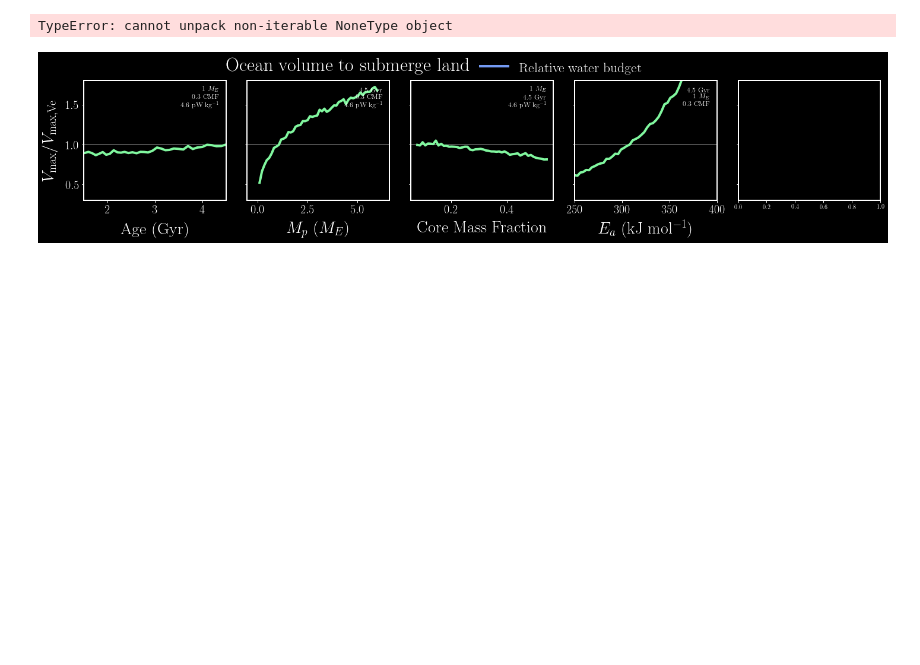
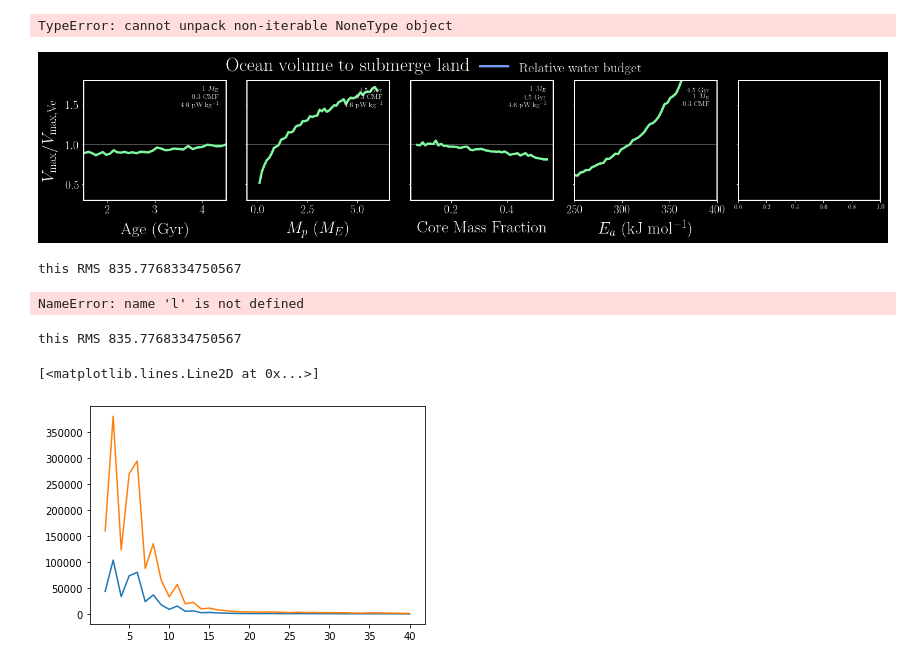
Before and after one commit to clairesworld/exo-top, a Jupyter notebook: notebooks/plot_ocean_capacity.ipynb, the cells around one changed output. Cells and saved outputs as stored; diff of their text form; code cells hidden in the pictures; blank space fills up the shorter version.

```diff
--- a/notebooks/plot_ocean_capacity.ipynb
+++ b/notebooks/plot_ocean_capacity.ipynb
@@ -95,23 +100,21 @@ def hpeak_from_spectrum(power, norm='4pi', lmax=40, n=10, **kwargs):
 
 
 def load_spectrum(fpath='', fname='', **kwargs):
-    df = pd.read_csv(fpath + fname, header=None, names=['l', 'S_l'], index_col=False)
+#     data = np.genfromtxt(fpath+fname, usecols=(0,1), delimiter=',', dtype=float)
+#     # todo : find nearest l for imperfect digitization
+#     power = data[:,1]
+#     degrees = data[:,0]
+
+    df = pd.read_csv(fpath+fname, header=None, names=['l', 'S_l'], index_col=False)
+
     degrees = df['l']
     power = df['S_l']
-    # todo : find nearest l for imperfect digitization
     return power, degrees
 
 
 def scale_spectrum(h_rms, h_rms0=None, phi0=None, pl=None, pl0=None, h_func=None, age=4.5, **kwargs):
     # scale power spectrum phi0 such that it has new rms equal to h_rms
 
-    # if h_func is None:
-        # here you are trying to scale dynamic topography spectrum by ratio of h_rms derived from known 1D params
-        # get time index nearest to desired snap given in Gyr
-        # it = min(enumerate(pl_baseline.t), key=lambda x: abs(age - x[1] * parameters.sec2Gyr))[0]
-        # ratio = (pl.d_m * pl.T_m ** 2 * pl.Ra_i_eff ** (-1 / 3)) / (
-        #         pl0.d_m * pl0.T_m ** 2 * pl0.Ra_i_eff ** (-1 / 3))  # = phi / phi0
-        # ratio = ratio[it]
     if h_rms0 is None:
         h_rms0 = powerspectrum_RMS(power_lm=phi0)  # I hope this is a power spectrum, but this probably needs to be multipled by R or something
     ratio = h_rms/h_rms0
@@ -148,24 +151,43 @@ def powerspectrum_RMS(path=None, power_lm=None, degree=None, amplitude=False, lm
         degree = np.arange(1, len(power_lm)-1)
         S = power_lm
 
-    if n is None:
-        n = len(ls)
+    if lmax is None:
+        lmax = degree[-1]
 
     RMS_l = []
     ii = 0
-    while l <= lmax:
-        l = degree[ii]
+    l = degree[ii]
+
+    while (l <= lmax) and ii < len(degree):
         Slm = S[ii]
         if amplitude:
             Slm = Slm**2
         RMS_l.append(np.sqrt(Slm/(2*l + 1)))
         ii = ii + 1
+        if ii < len(degree):
+            l = degree[ii]
 
     RMS = sum(RMS_l)
     print('this RMS', RMS)
     return RMS
-
-
-spectrum_fpath=benchmark_path+'wei_Venus/'
-spectrum_fname='model_power_m2_b.csv',
-RMS_topo Wei = 892.5386176519198 # m
+# %% [output]
+this RMS 835.7768334750567
+NameError: name 'l' is not defined
+# %%
+fpath = path+'wei_Venus/'
+df = pd.read_csv(fpath+'model_power_m2_b.csv', header=None, names=['l', 'S_l'], index_col=False)
+
+degree = df['l'][1:].to_numpy()
+phi0 = df['S_l'][1:].to_numpy()
+h_rms0 = powerspectrum_RMS(power_lm=phi0, degree=degree)
+RMS_topo_Wei = 892.5386176519198 # m
+
+plt.plot(degree, phi0)
+
+phi1 = scale_spectrum(h_rms=1600, h_rms0=h_rms0, phi0=phi0)
+
+plt.plot(degree, phi1)
+# %% [output]
+this RMS 835.7768334750567
+[<matplotlib.lines.Line2D at 0x...>]
+[figure, added]
```
Also changed, not shown: parts of 2 cells of this notebook, 6 other files.
